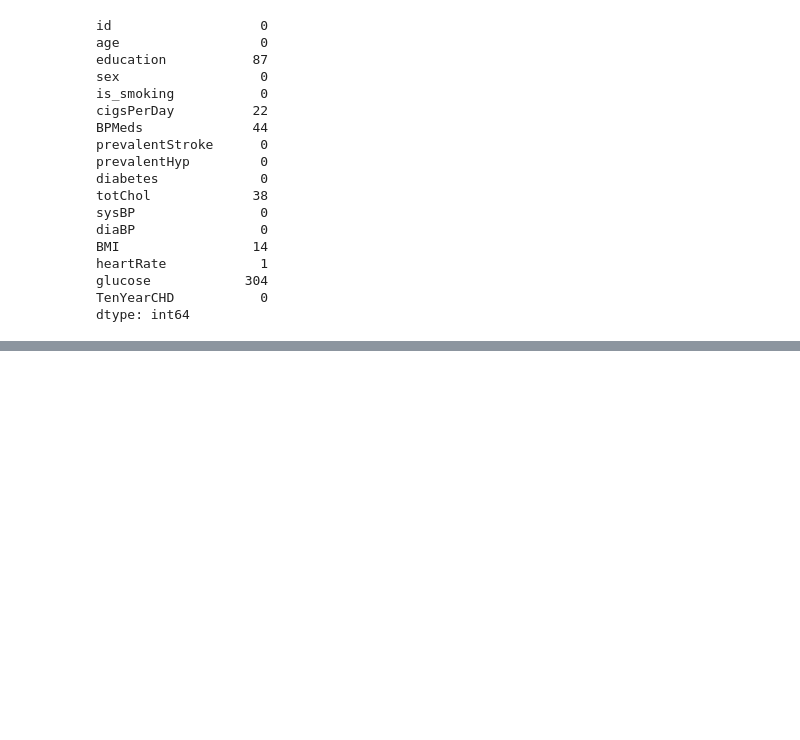
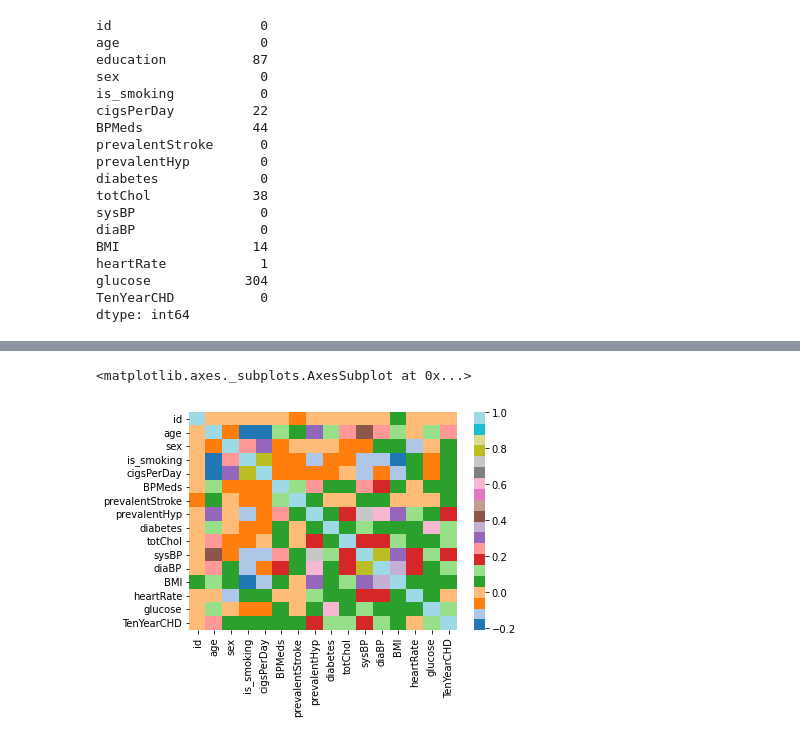
Before and after one commit to Souvik0651/Cardiovascular-Risk-Prediction--classification-, a Jupyter notebook: Cardiovascular_Risk_Prediction.ipynb, the cells around one changed output, grey strips where cells are left out. Drawn from its saved outputs; the diff is of its cells as text; code cells hidden in the pictures; blank space fills up the shorter version.

```diff
--- a/Cardiovascular_Risk_Prediction.ipynb
+++ b/Cardiovascular_Risk_Prediction.ipynb
@@ -86,0 +212,2 @@ dtype: int64
+# %%
+df.BMI=df.BMI.fillna(df.BMI.median())
@@ -86,0 +224,7 @@ dtype: int64
+# %%
+df.drop(df[df.heartRate.isna()].index,inplace=True)
+df.heartRate=df.heartRate.astype('int')
+# %%
+df.glucose.fillna(df.glucose.median(),inplace=True)
+# %%
+df.glucose=df.glucose.astype('int')
@@ -86,0 +271,5 @@ dtype: int64
+# %%
+sns.heatmap(data=df.corr(),cmap='tab20')
+# %% [output]
+<matplotlib.axes._subplots.AxesSubplot at 0x...>
+[figure, added]
```
Also changed, not shown: parts of 23 cells of this notebook.
